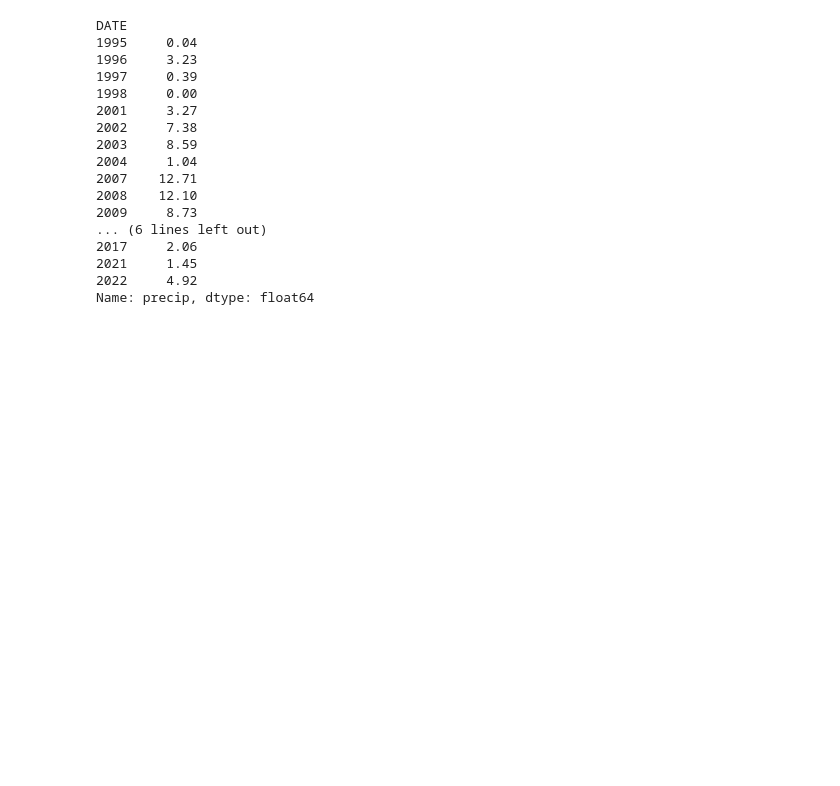
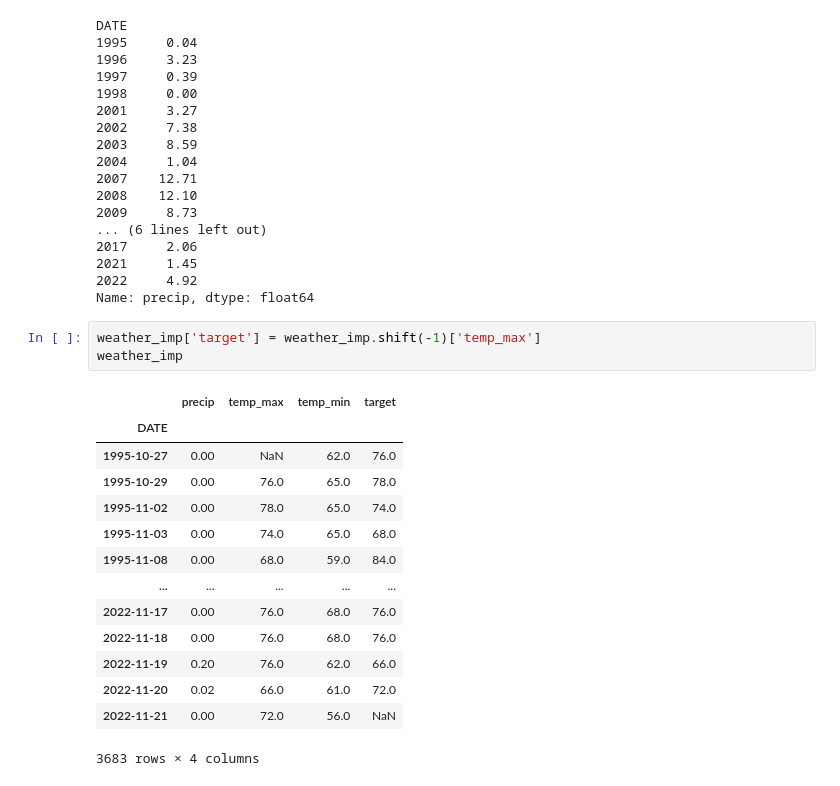
Before and after one commit to MouadBaghdadi/Oran_weather_prediction, a Jupyter notebook: predictweather.ipynb, the cells around one changed output. Drawn from its saved outputs; the diff is of its cells as text; blank space fills up the shorter version.

```diff
--- a/predictweather.ipynb
+++ b/predictweather.ipynb
@@ -257,3 +257,21 @@ DATE
 2021     1.45
 2022     4.92
 Name: precip, dtype: float64
+# %%
+weather_imp['target'] = weather_imp.shift(-1)['temp_max']
+weather_imp
+# %% [output]
+|  | precip | temp_max | temp_min | target |
+| DATE |  |  |  |  |
+| 1995-10-27 | 0.00 | NaN | 62.0 | 76.0 |
+| 1995-10-29 | 0.00 | 76.0 | 65.0 | 78.0 |
+| 1995-11-02 | 0.00 | 78.0 | 65.0 | 74.0 |
+| 1995-11-03 | 0.00 | 74.0 | 65.0 | 68.0 |
+| 1995-11-08 | 0.00 | 68.0 | 59.0 | 84.0 |
+| ... | ... | ... | ... | ... |
+| 2022-11-17 | 0.00 | 76.0 | 68.0 | 76.0 |
+| 2022-11-18 | 0.00 | 76.0 | 68.0 | 76.0 |
+| 2022-11-19 | 0.20 | 76.0 | 62.0 | 66.0 |
+| 2022-11-20 | 0.02 | 66.0 | 61.0 | 72.0 |
+| 2022-11-21 | 0.00 | 72.0 | 56.0 | NaN |
+3683 rows × 4 columns
```
Also changed, not shown: parts of 12 cells of this notebook.
